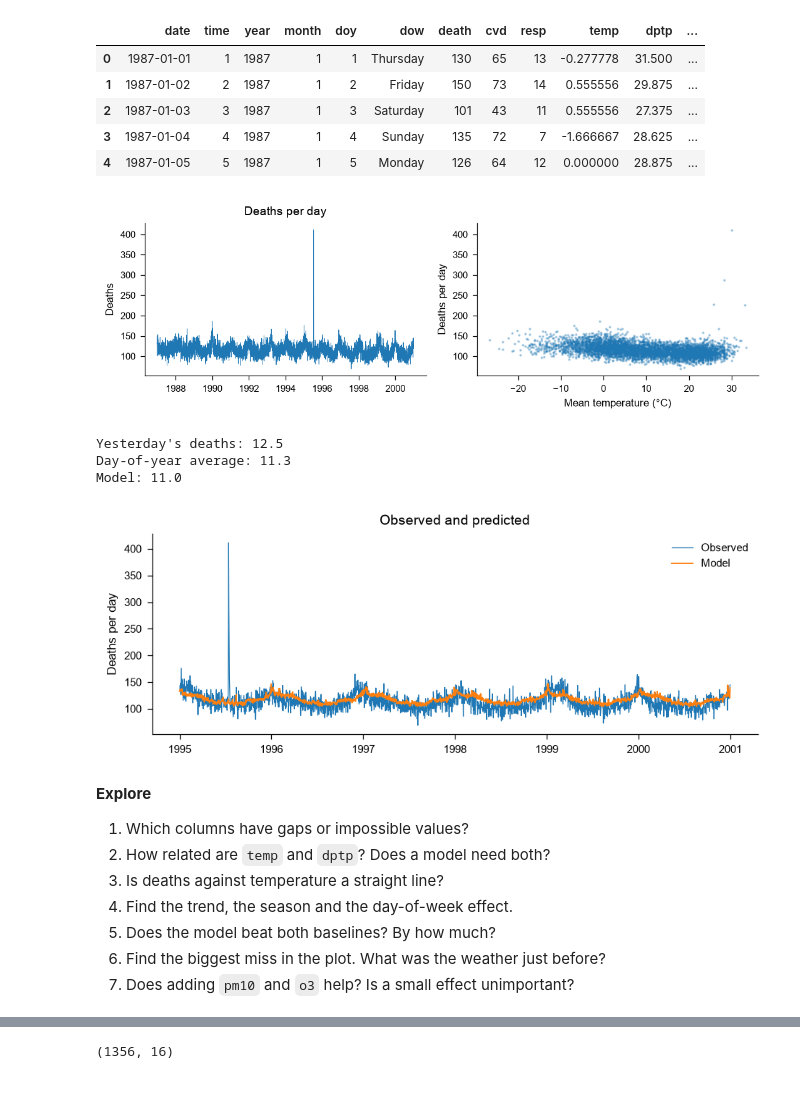
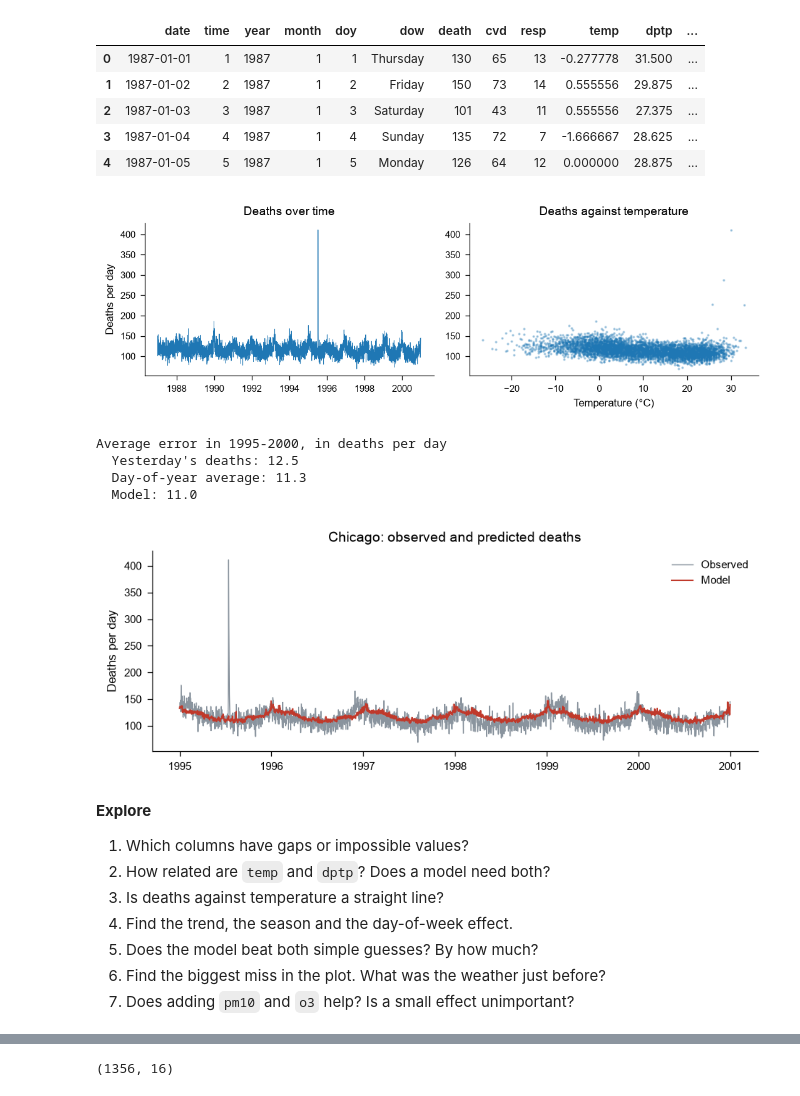
Before and after one commit to QuantitativeBiology/PlanetaryHealth_SystemsScience, a Jupyter notebook: PlanetaryHealth_Datasets.ipynb, the cells around one changed output, grey strips where cells are left out. Cells and saved outputs as stored; diff of their text form; code cells hidden in the pictures.

```diff
--- a/PlanetaryHealth_Datasets.ipynb
+++ b/PlanetaryHealth_Datasets.ipynb
@@ -104,32 +117,44 @@ chicago.head()
 # %%
 fig, (left, right) = plt.subplots(1, 2, figsize=(7.2, 2.4))
 left.plot(chicago.date, chicago.death, lw=0.4)
-left.set(title="Deaths per day", ylabel="Deaths")
+left.set(title="Deaths over time", ylabel="Deaths per day")
 right.scatter(chicago.temp, chicago.death, s=1, alpha=0.3)
-right.set(xlabel="Mean temperature (°C)", ylabel="Deaths per day")
+right.set(title="Deaths against temperature", xlabel="Temperature (°C)")
 fig.tight_layout()
 plt.show()
 # %% [output]
-[figure, old version]
+[figure, new version]
 # %%
-# Train on 1987-1994, test on 1995-2000
+# Learn from 1987-1994, then predict 1995-2000
 chicago["weekday"] = chicago.date.dt.dayofweek
 chicago["yesterday"] = chicago.death.shift(1)
 train = chicago[chicago.year <= 1994]
 test = chicago[chicago.year >= 1995]
+
+# Two simple guesses: yesterday's count, the usual count for that day
+seasonal = test.doy.map(train.groupby("doy").death.mean())
+
+# The model: weather, pollution and the calendar
 features = ["temp", "pm10", "o3", "weekday", "doy", "year"]
 result = fit_predict(train, test, features, "death")
-seasonal = test.doy.map(train.groupby("doy").death.mean())
 
-print("Yesterday's deaths:", round(mae(test.death, test.yesterday), 1))
-print("Day-of-year average:", round(mae(test.death, seasonal), 1))
-print("Model:", round(mae(result.death, result.predicted), 1))
-plot_fit(result.date, result.death, result.predicted, "Deaths per day")
+print("Average error in 1995-2000, in deaths per day")
+print("  Yesterday's deaths:", round(mae(test.death, test.yesterday), 1))
+print("  Day-of-year average:", round(mae(test.death, seasonal), 1))
+print("  Model:", round(mae(result.death, result.predicted), 1))
+plot_fit(
+    result.date,
+    result.death,
+    result.predicted,
+    "Chicago: observed and predicted deaths",
+    "Deaths per day",
+)
 # %% [output]
-Yesterday's deaths: 12.5
-Day-of-year average: 11.3
-Model: 11.0
+Average error in 1995-2000, in deaths per day
+  Yesterday's deaths: 12.5
+  Day-of-year average: 11.3
+  Model: 11.0
-[figure, old version]
+[figure, new version]
 # %% [markdown]
 **Explore**
 
@@ -137,7 +162,7 @@ Model: 11.0
 2. How related are `temp` and `dptp`? Does a model need both?
 3. Is deaths against temperature a straight line?
 4. Find the trend, the season and the day-of-week effect.
-5. Does the model beat both baselines? By how much?
+5. Does the model beat both simple guesses? By how much?
 6. Find the biggest miss in the plot. What was the weather just before?
 7. Does adding `pm10` and `o3` help? Is a small effect unimportant?
 # %% [markdown]
```
Also changed, not shown: parts of 15 cells of this notebook, 1 other file.
